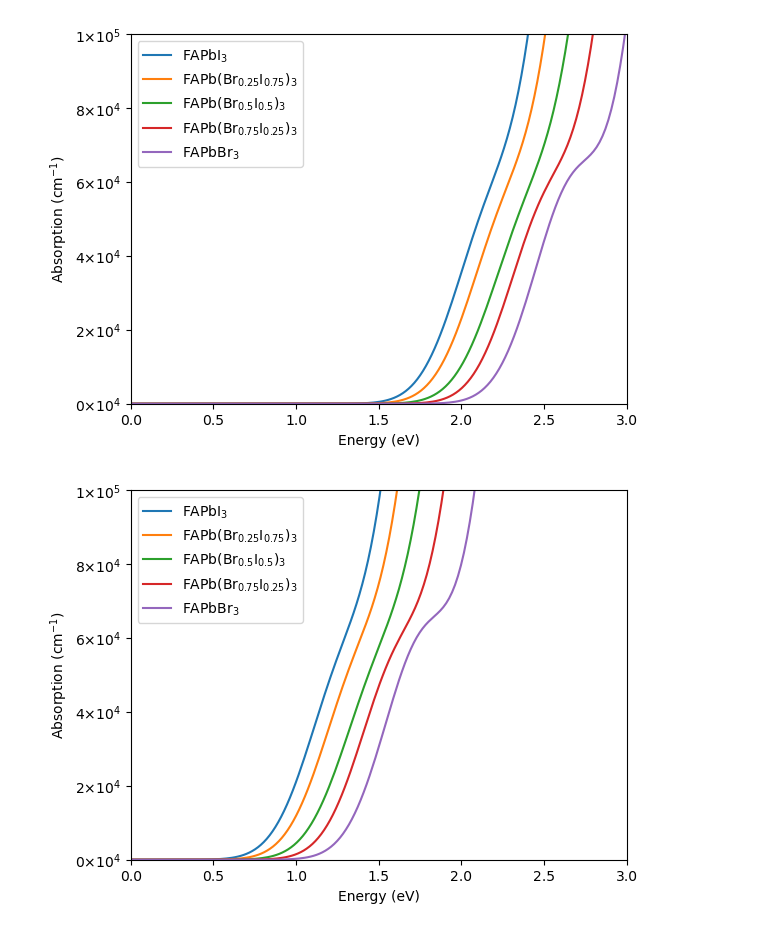
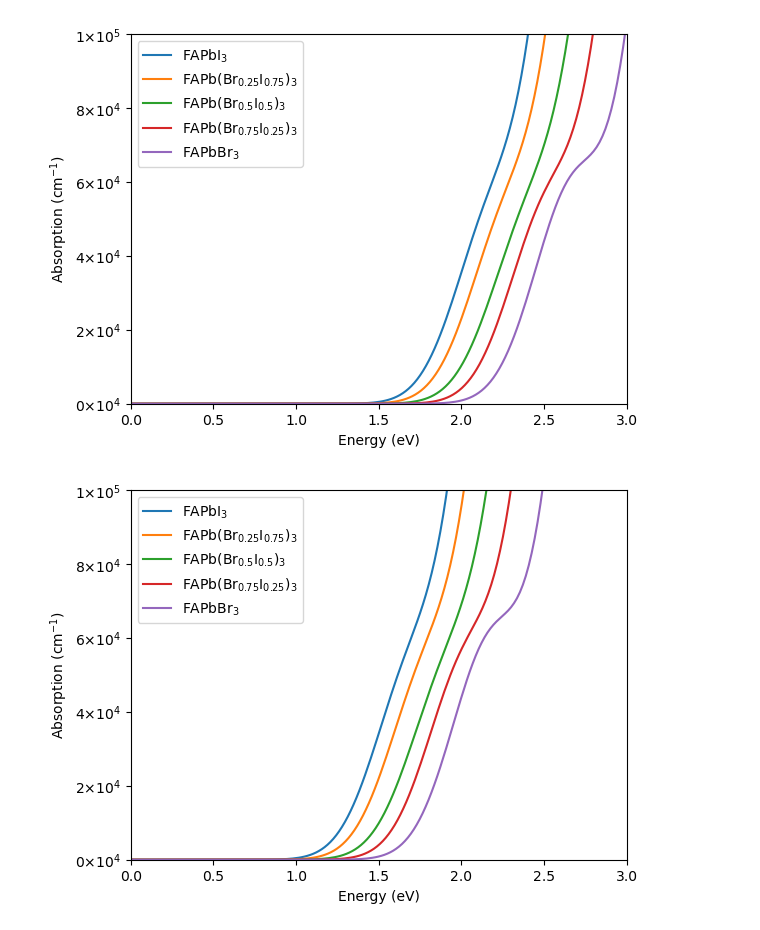
Before and after one commit to SAMAece/Jupyterlab, a Jupyter notebook: Used/optical/absorption_supercell.ipynb, the cells around one changed output. Drawn from its saved outputs; the diff is of its cells as text; code cells hidden in the pictures.

Commit message:
update opt soc correction

```diff
--- a/Used/optical/absorption_supercell.ipynb
+++ b/Used/optical/absorption_supercell.ipynb
@@ -95,26 +95,26 @@ ax.yaxis.set_major_formatter(plt.FuncFormatter(custom_formatter))
 # %%
 fig, ax = plt.subplots()
 
 for material, material_data in materials.items():
     data = np.loadtxt(material_data["folder"] + 'absorption.dat', delimiter=' ')
     energy = data[:,0]
     alpha_cm = data[:,1]
     ediff = energy[1] - energy[0] #foot length of energy
-    soc_correction = 0.9
-    shiftnum = round(soc_correction / ediff)
+    ediff_soc = 0.498475
+    shiftnum = round(ediff_soc / ediff)
     alpha_cm = alpha_cm[shiftnum:]
     energy = energy[:-shiftnum]
     ax.plot(energy, alpha_cm, label=material)
 
 ax.set(xlim=[0,3],ylim = [0,1e5], xlabel='Energy (eV)', ylabel='Absorption (cm$^{-1}$)')
 plt.legend()
 
 # Custom formatter function to display labels as multiples of 10^4
 def custom_formatter(x, pos):
     if x == 100000:
         return '1×10$^{5}$'  # Specific format for 100,000
     return f'{int(x/10000)}×10$^{4}$'
 
 ax.yaxis.set_major_formatter(plt.FuncFormatter(custom_formatter))
 # %% [output]
-[figure, old version]
+[figure, new version]
```
Also changed, not shown: 1 other file.
